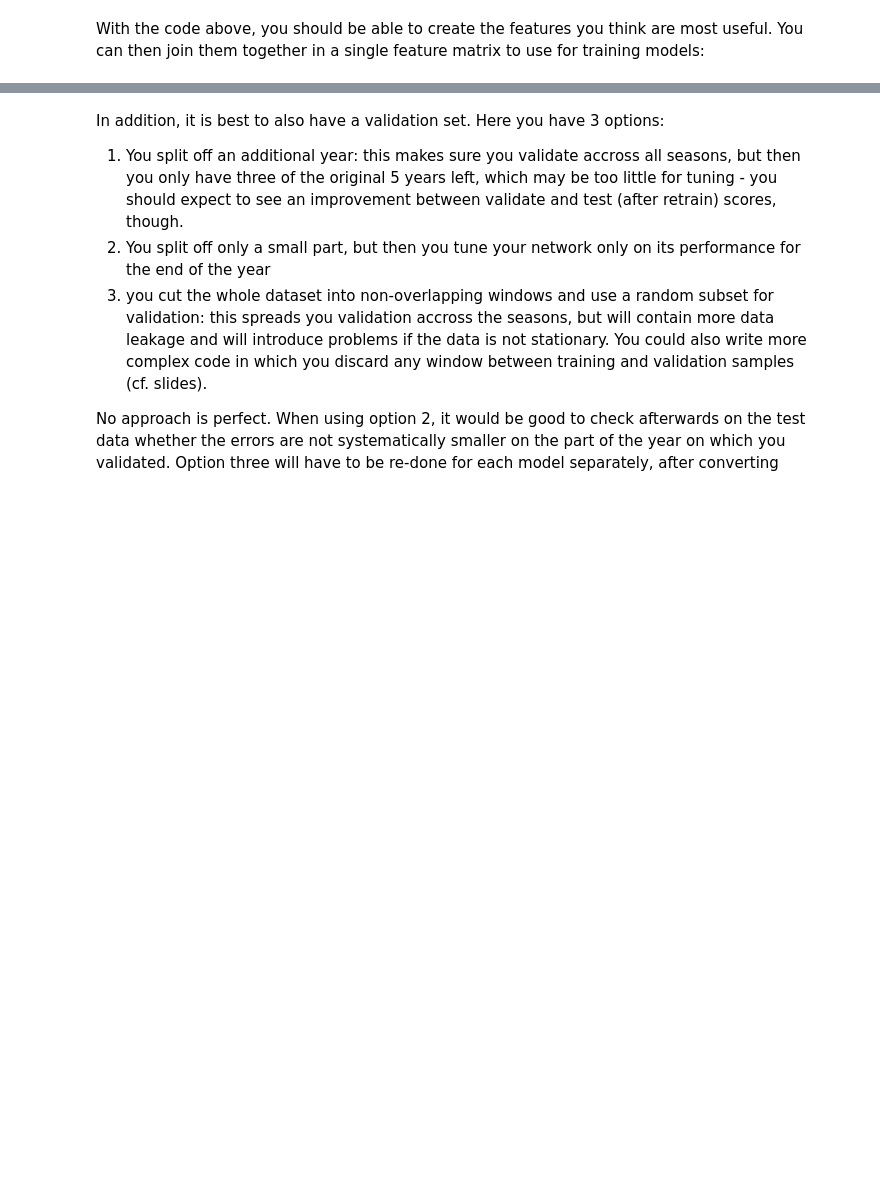
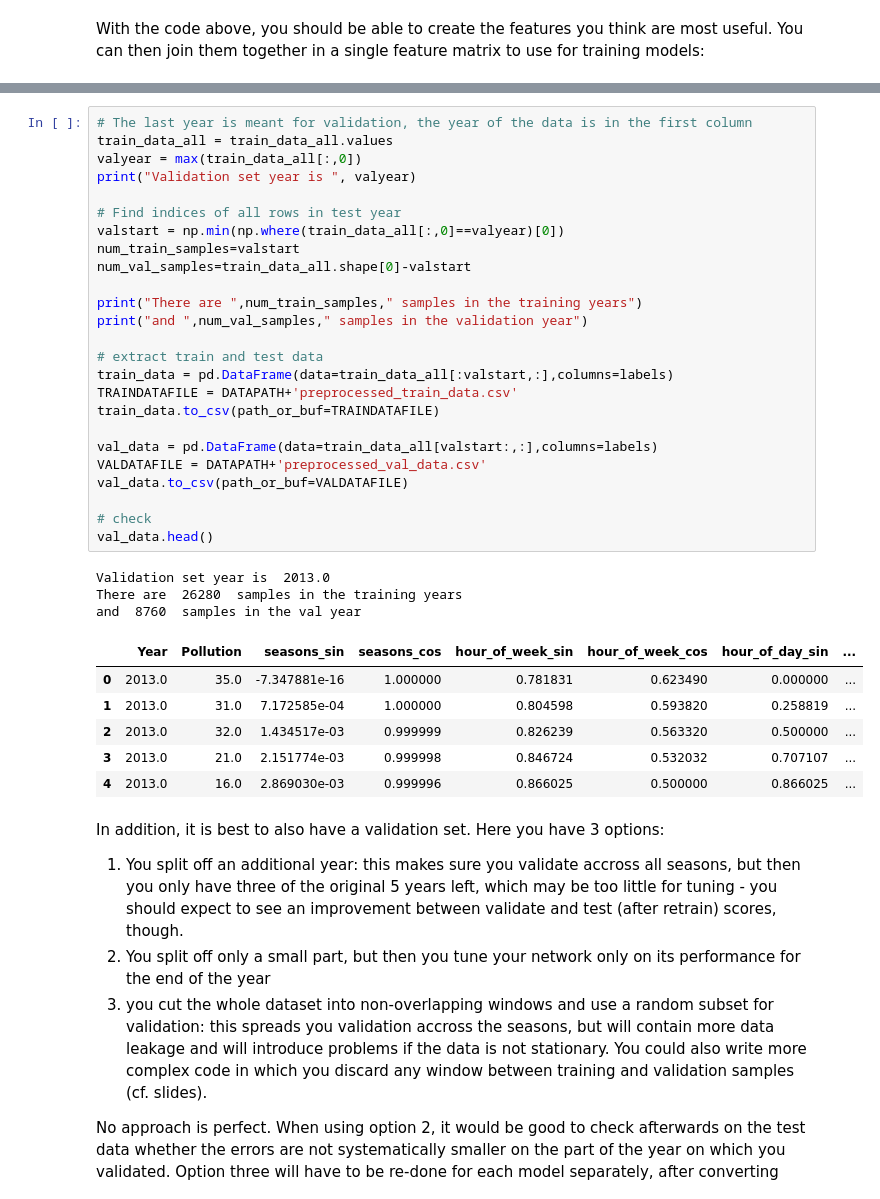
Before and after one commit to gartangh/Deep-Learning-Labs, a Jupyter notebook: Lab 4/Third_graded_assignment_data_preprocessing.ipynb, the cells around one changed output, grey strips where cells are left out. Saved outputs shown, nothing was run; the diff lists cells and outputs as text; blank space fills up the shorter version.

```diff
--- a/Lab 4/Third_graded_assignment_data_preprocessing.ipynb
+++ b/Lab 4/Third_graded_assignment_data_preprocessing.ipynb
@@ -603,3 +629,38 @@ and  8760  samples in the test year
+# %%
+# The last year is meant for validation, the year of the data is in the first column
+train_data_all = train_data_all.values
+valyear = max(train_data_all[:,0])
+print("Validation set year is ", valyear)
+
+# Find indices of all rows in test year
+valstart = np.min(np.where(train_data_all[:,0]==valyear)[0])
+num_train_samples=valstart
+num_val_samples=train_data_all.shape[0]-valstart
+
+print("There are ",num_train_samples," samples in the training years")
+print("and ",num_val_samples," samples in the validation year")
+
+# extract train and test data
+train_data = pd.DataFrame(data=train_data_all[:valstart,:],columns=labels)
+TRAINDATAFILE = DATAPATH+'preprocessed_train_data.csv'
+train_data.to_csv(path_or_buf=TRAINDATAFILE)
+
+val_data = pd.DataFrame(data=train_data_all[valstart:,:],columns=labels)
+VALDATAFILE = DATAPATH+'preprocessed_val_data.csv'
+val_data.to_csv(path_or_buf=VALDATAFILE)
+
+# check
+val_data.head()
+# %% [output]
+Validation set year is  2013.0
+There are  26280  samples in the training years
+and  8760  samples in the val year
+|  | Year | Pollution | seasons_sin | seasons_cos | hour_of_week_sin | hour_of_week_cos | hour_of_day_sin | ... |
+| 0 | 2013.0 | 35.0 | -7.347881e-16 | 1.000000 | 0.781831 | 0.623490 | 0.000000 | ... |
+| 1 | 2013.0 | 31.0 | 7.172585e-04 | 1.000000 | 0.804598 | 0.593820 | 0.258819 | ... |
+| 2 | 2013.0 | 32.0 | 1.434517e-03 | 0.999999 | 0.826239 | 0.563320 | 0.500000 | ... |
+| 3 | 2013.0 | 21.0 | 2.151774e-03 | 0.999998 | 0.846724 | 0.532032 | 0.707107 | ... |
+| 4 | 2013.0 | 16.0 | 2.869030e-03 | 0.999996 | 0.866025 | 0.500000 | 0.866025 | ... |
 # %% [markdown]
 In addition, it is best to also have a validation set. Here you have 3 options:
 1. You split off an additional year: this makes sure you validate accross all seasons, but then you only have three of the original 5 years left, which may be too little for tuning - you should expect to see an improvement between validate and test (after retrain) scores, though.
```
Also changed, not shown: parts of 6 cells of this notebook, 2 other files.
